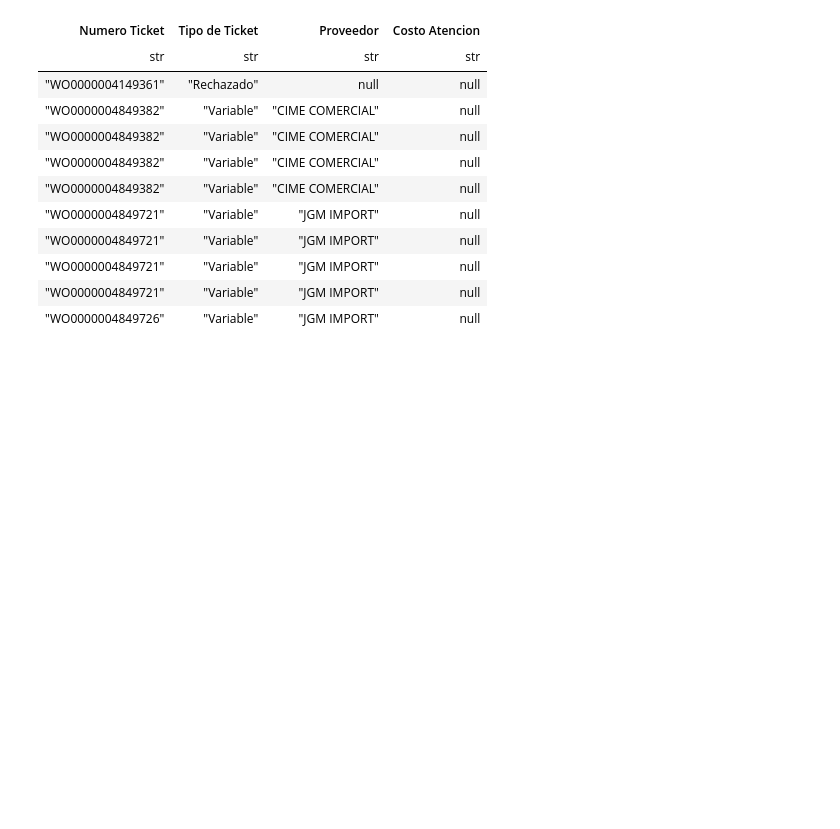
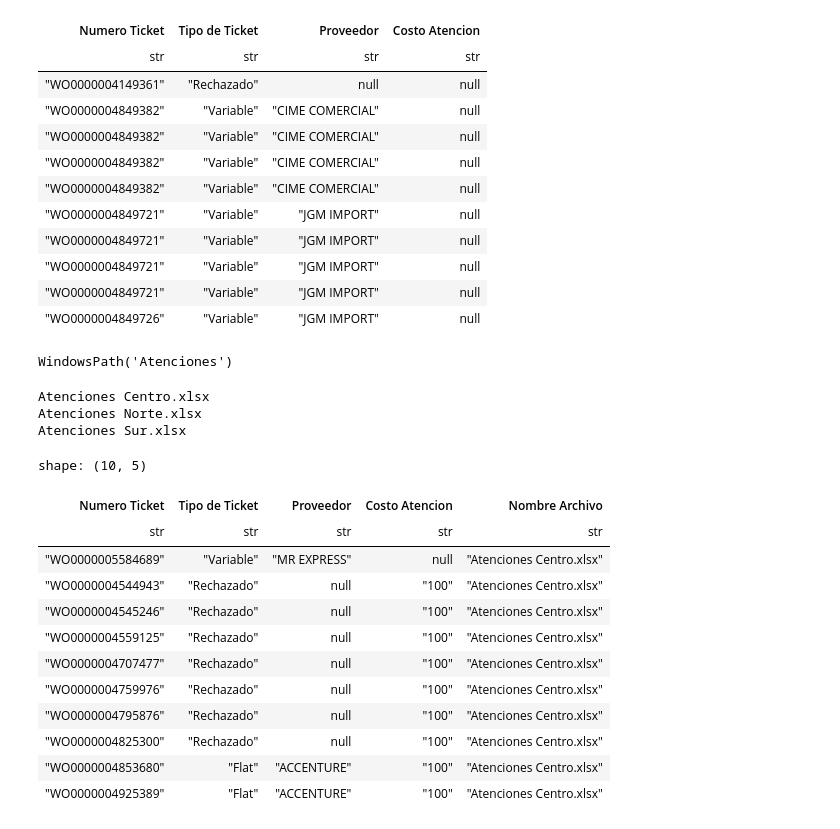
Before and after one commit to Manuel4081/Python-ETL-P1, a Jupyter notebook: TareaETL.ipynb, the cells around one changed output. Drawn from its saved outputs; the diff is of its cells as text; code cells hidden in the pictures; blank space fills up the shorter version.

```diff
--- a/TareaETL.ipynb
+++ b/TareaETL.ipynb
@@ -309,0 +312,50 @@ shape: (10, 4)
+# %%
+rutaCarpeta = Path('./Atenciones/')
+rutaCarpeta
+# %% [output]
+WindowsPath('Atenciones')
+# %%
+archivosExcel = list(rutaCarpeta.glob('*.xlsx'))
+# %%
+for archivo in archivosExcel:
+    print(str(archivo).split("\\")[1])
+# %% [output]
+Atenciones Centro.xlsx
+Atenciones Norte.xlsx
+Atenciones Sur.xlsx
+# %%
+Atenciones = pl.DataFrame()
+
+for archivo in archivosExcel:
+
+    file = str(archivo).split("\\")[1]
+
+    aux_DF = pl.read_excel(
+        source='./Atenciones/' + file,
+        sheet_name='Hoja1',
+        engine='xlsx2csv',
+        read_csv_options={
+            "columns": ["Numero Ticket","Tipo de Ticket","Proveedor","Costo Atencion"],
+            "infer_schema_length": 0
+        }
+    )
+
+    aux_DF = aux_DF.with_columns(pl.lit(file).alias("Nombre Archivo"))
+
+    Atenciones = pl.concat([Atenciones,aux_DF], how='vertical')
+# %%
+Atenciones.head(10)
+# %% [output]
+shape: (10, 5)
+| Numero Ticket | Tipo de Ticket | Proveedor | Costo Atencion | Nombre Archivo |
+| str | str | str | str | str |
+| "WO0000005584689" | "Variable" | "MR EXPRESS" | null | "Atenciones Centro.xlsx" |
+| "WO0000004544943" | "Rechazado" | null | "100" | "Atenciones Centro.xlsx" |
+| "WO0000004545246" | "Rechazado" | null | "100" | "Atenciones Centro.xlsx" |
+| "WO0000004559125" | "Rechazado" | null | "100" | "Atenciones Centro.xlsx" |
+| "WO0000004707477" | "Rechazado" | null | "100" | "Atenciones Centro.xlsx" |
+| "WO0000004759976" | "Rechazado" | null | "100" | "Atenciones Centro.xlsx" |
+| "WO0000004795876" | "Rechazado" | null | "100" | "Atenciones Centro.xlsx" |
+| "WO0000004825300" | "Rechazado" | null | "100" | "Atenciones Centro.xlsx" |
+| "WO0000004853680" | "Flat" | "ACCENTURE" | "100" | "Atenciones Centro.xlsx" |
+| "WO0000004925389" | "Flat" | "ACCENTURE" | "100" | "Atenciones Centro.xlsx" |
```
Also changed, not shown: parts of 1 cell of this notebook.
